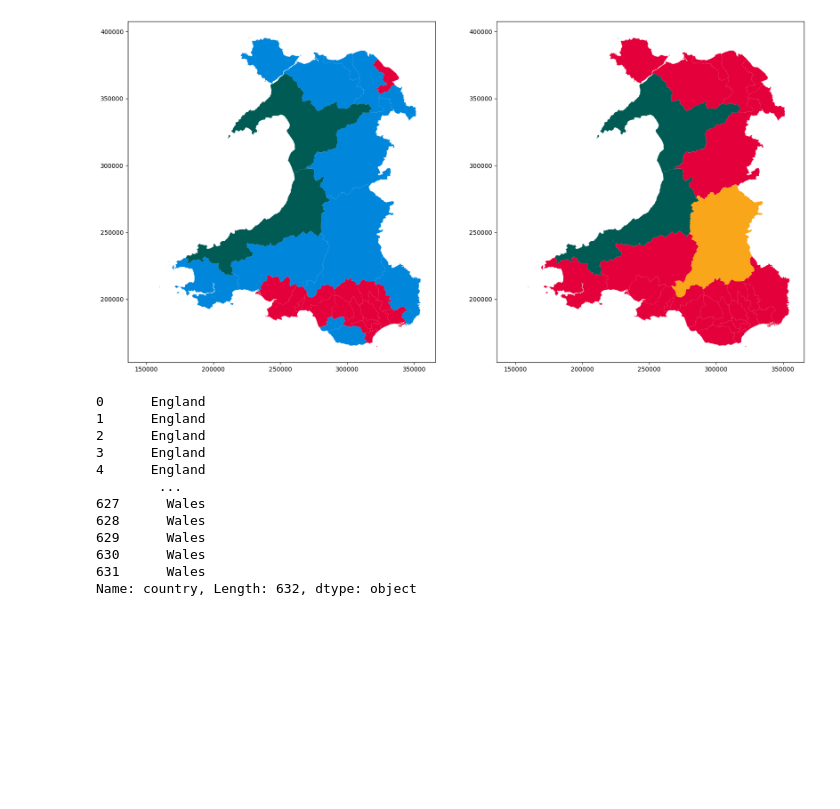
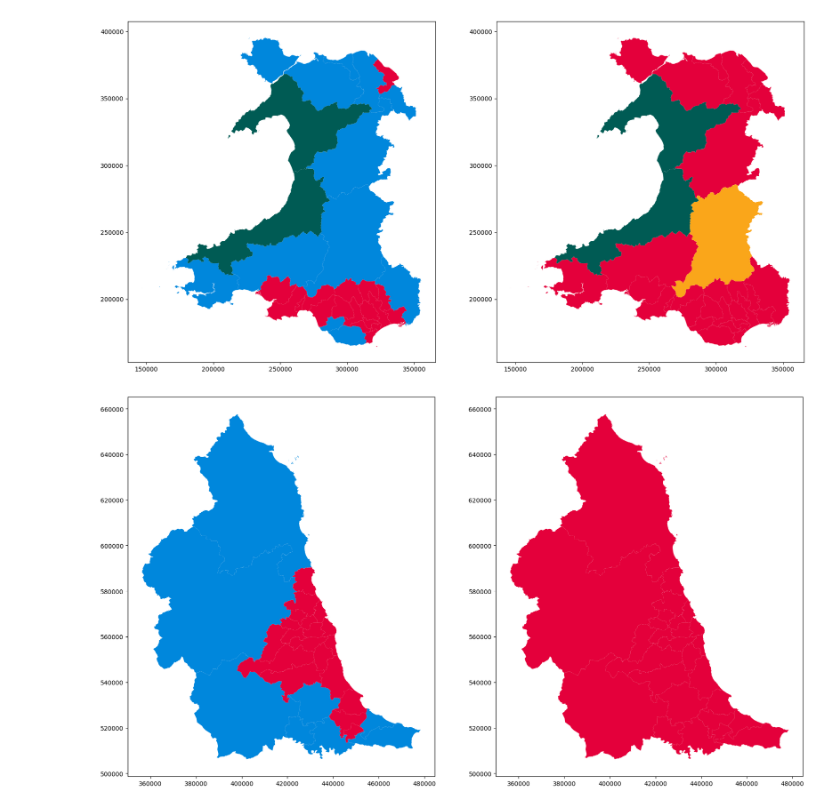
Before and after one commit to MatthewFricker/2024-Election-Project, a Jupyter notebook: RegionalPreview.ipynb, the cells around one changed output. Saved outputs shown, nothing was run; the diff lists cells and outputs as text; code cells hidden in the pictures; blank space fills up the shorter version.

```diff
--- a/RegionalPreview.ipynb
+++ b/RegionalPreview.ipynb
@@ -76,18 +76,7 @@ show_region("SC", "BP")
 show_region("WA")
 # %% [output]
 [figure]
-# %%
-df["country"]
-# %% [output]
-0      England
-1      England
-2      England
-3      England
-4      England
-        ...
-627      Wales
-628      Wales
-629      Wales
-630      Wales
-631      Wales
-Name: country, Length: 632, dtype: object
+# %%
+show_region('NE')
+# %% [output]
+[figure, added]
```
Also changed, not shown: parts of 9 cells of this notebook, 27 other files.
